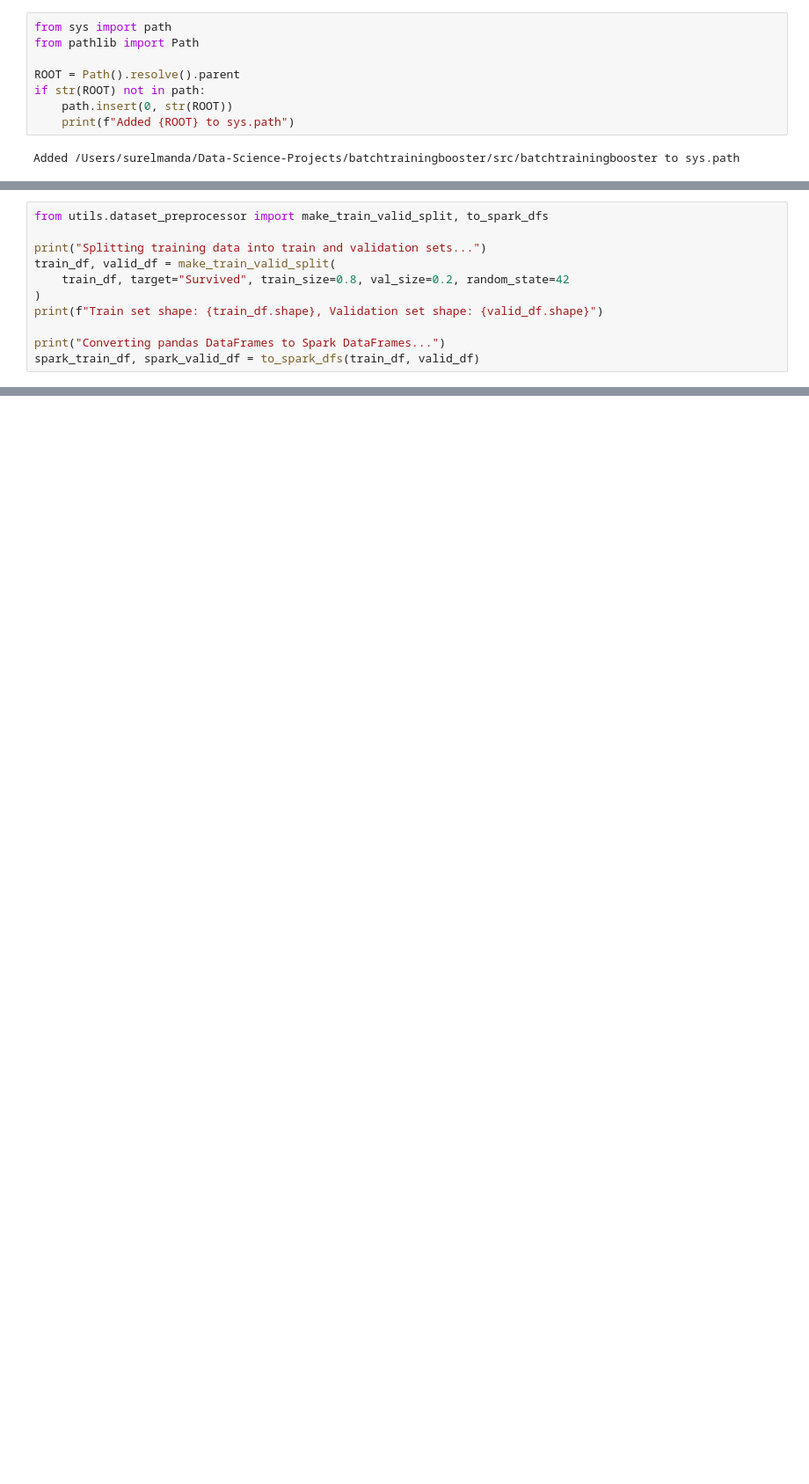
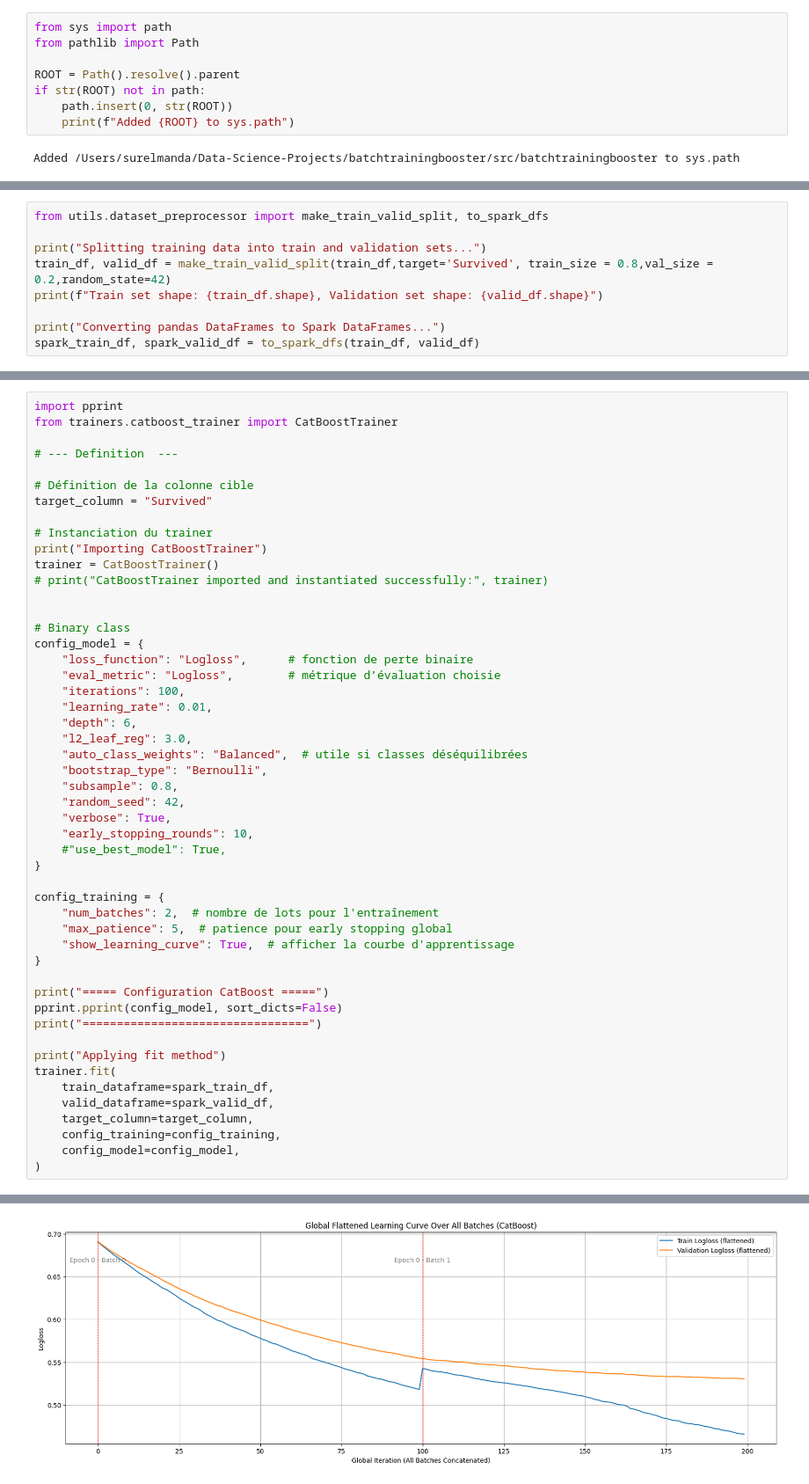
Before and after one commit to Manda404/batchtrainingbooster, a Jupyter notebook: src/batchtrainingbooster/notebooks/train-boosting-models.ipynb, the cells around one changed output, grey strips where cells are left out. Shown at 88% size. Saved outputs shown, nothing was run; the diff lists cells and outputs as text; blank space fills up the shorter version.

```diff
--- a/src/batchtrainingbooster/notebooks/train-boosting-models.ipynb
+++ b/src/batchtrainingbooster/notebooks/train-boosting-models.ipynb
@@ -68,9 +62,7 @@ Test dataset shape after dropping columns ['Name', 'PassengerId']: (418, 9)
 from utils.dataset_preprocessor import make_train_valid_split, to_spark_dfs
 
 print("Splitting training data into train and validation sets...")
-train_df, valid_df = make_train_valid_split(
-    train_df, target="Survived", train_size=0.8, val_size=0.2, random_state=42
-)
+train_df, valid_df = make_train_valid_split(train_df,target='Survived', train_size = 0.8,val_size = 0.2,random_state=42)
 print(f"Train set shape: {train_df.shape}, Validation set shape: {valid_df.shape}")
 
 print("Converting pandas DataFrames to Spark DataFrames...")
@@ -90,0 +102,51 @@ To adjust logging level use sc.setLogLevel(newLevel). For SparkR, use setLogLeve
+# %%
+import pprint
+from trainers.catboost_trainer import CatBoostTrainer
+
+# --- Definition  ---
+
+# Définition de la colonne cible
+target_column = "Survived"
+
+# Instanciation du trainer
+print("Importing CatBoostTrainer")
+trainer = CatBoostTrainer()
+# print("CatBoostTrainer imported and instantiated successfully:", trainer)
+
+
+# Binary class
+config_model = {
+    "loss_function": "Logloss",      # fonction de perte binaire
+    "eval_metric": "Logloss",        # métrique d’évaluation choisie
+    "iterations": 100,
+    "learning_rate": 0.01,
+    "depth": 6,
+    "l2_leaf_reg": 3.0,
+    "auto_class_weights": "Balanced",  # utile si classes déséquilibrées
+    "bootstrap_type": "Bernoulli",
+    "subsample": 0.8,
+    "random_seed": 42,
+    "verbose": True,
+    "early_stopping_rounds": 10,
+    #"use_best_model": True,
+}
+
+config_training = {
+    "num_batches": 2,  # nombre de lots pour l'entraînement
+    "max_patience": 5,  # patience pour early stopping global
+    "show_learning_curve": True,  # afficher la courbe d'apprentissage
+}
+
+print("===== Configuration CatBoost =====")
+pprint.pprint(config_model, sort_dicts=False)
+print("=================================")
+
+print("Applying fit method")
+trainer.fit(
+    train_dataframe=spark_train_df,
+    valid_dataframe=spark_valid_df,
+    target_column=target_column,
+    config_training=config_training,
+    config_model=config_model,
+)
+# %% [output]
@@ -90,0 +190 @@ To adjust logging level use sc.setLogLevel(newLevel). For SparkR, use setLogLeve
+[figure, added]
```
Also changed, not shown: parts of 5 cells of this notebook, 1 other file.
